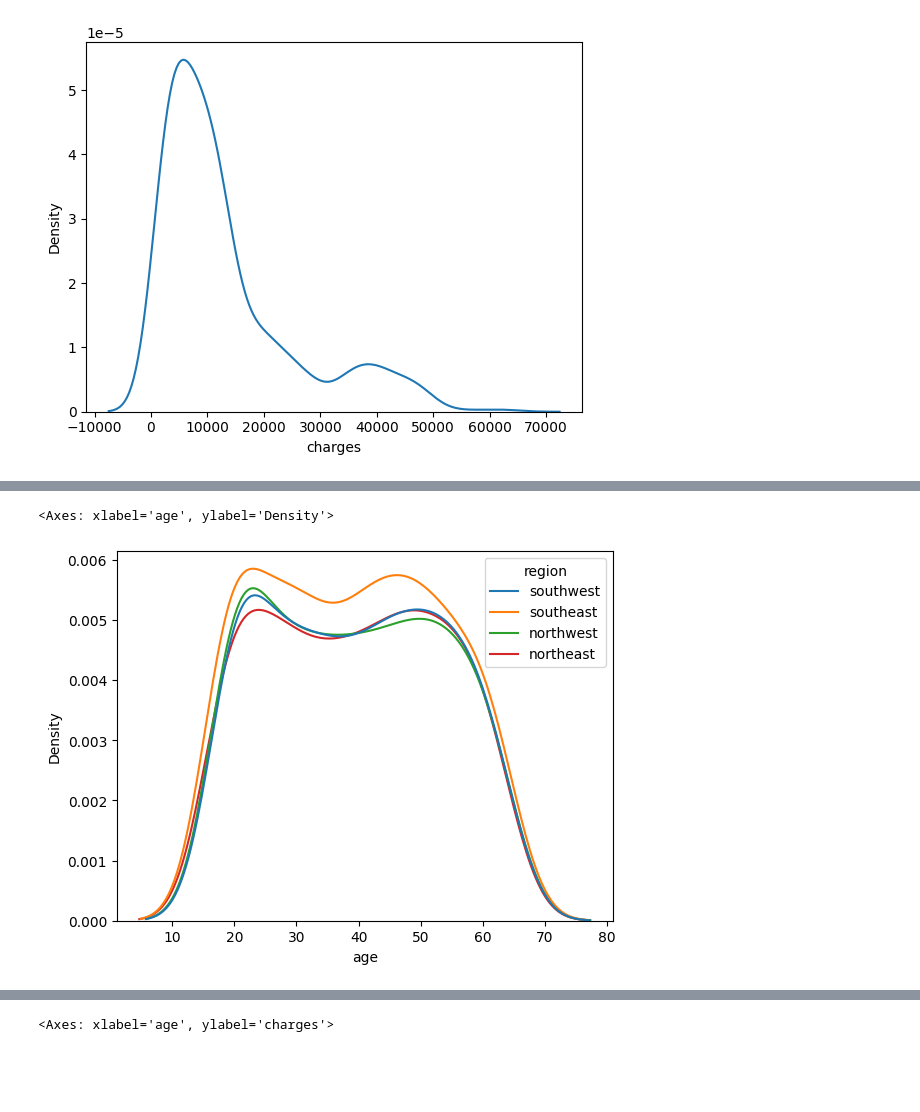
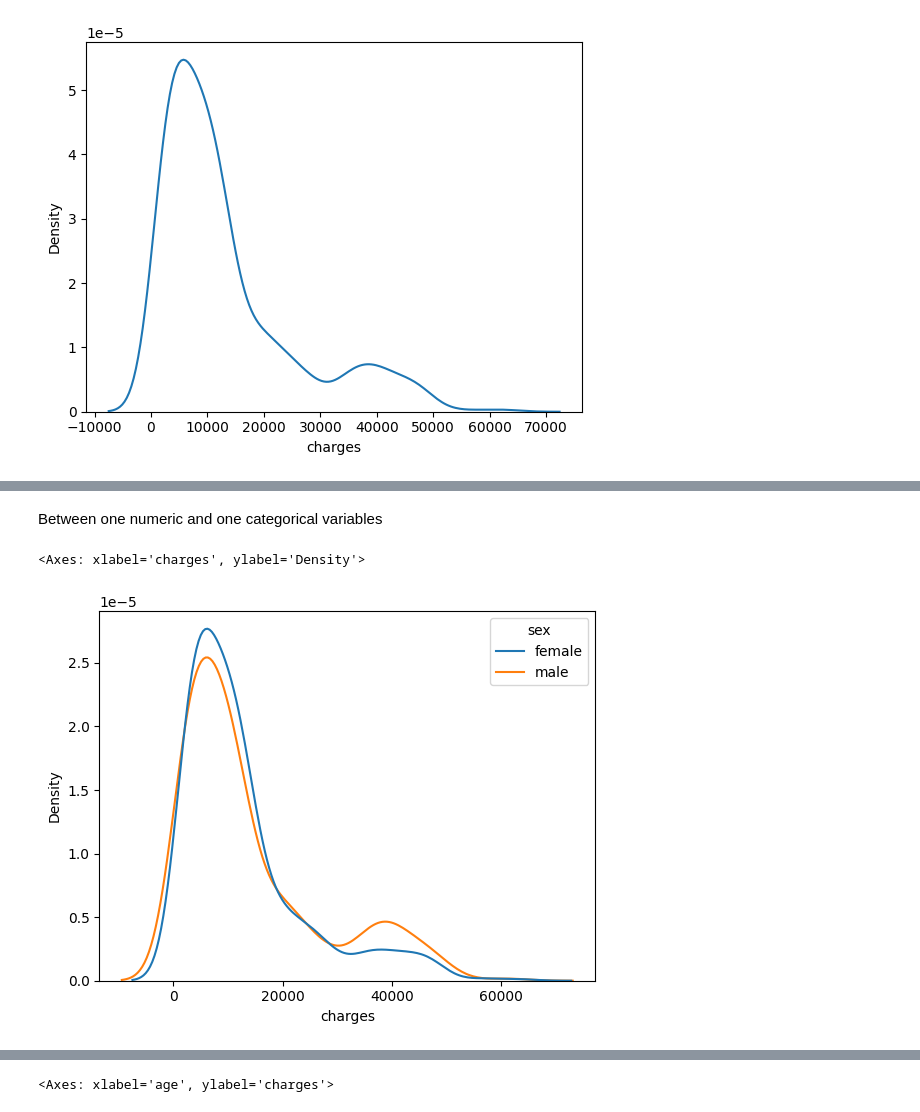
Before and after one commit to ABAL-DU/MIS710-T2_2023, a Jupyter notebook: Week 06/MIS710_Lab6_KNN.ipynb, the cells around one changed output, grey strips where cells are left out. Drawn from its saved outputs; the diff is of its cells as text; code cells hidden in the pictures; blank space fills up the shorter version.

```diff
--- a/Week 06/MIS710_Lab6_KNN.ipynb
+++ b/Week 06/MIS710_Lab6_KNN.ipynb
@@ -690,5 +959,7 @@ Write your observations of the following graphs
+# %% [markdown]
+Between one numeric and one categorical variables
 # %%
-sns.kdeplot(data=records, x='age', hue='region')
+sns.kdeplot(data=records, x='charges', hue='sex')
 # %% [output]
-<Axes: xlabel='age', ylabel='Density'>
+<Axes: xlabel='charges', ylabel='Density'>
-[figure, old version]
+[figure, new version]
```
Also changed, not shown: parts of 137 cells of this notebook.
